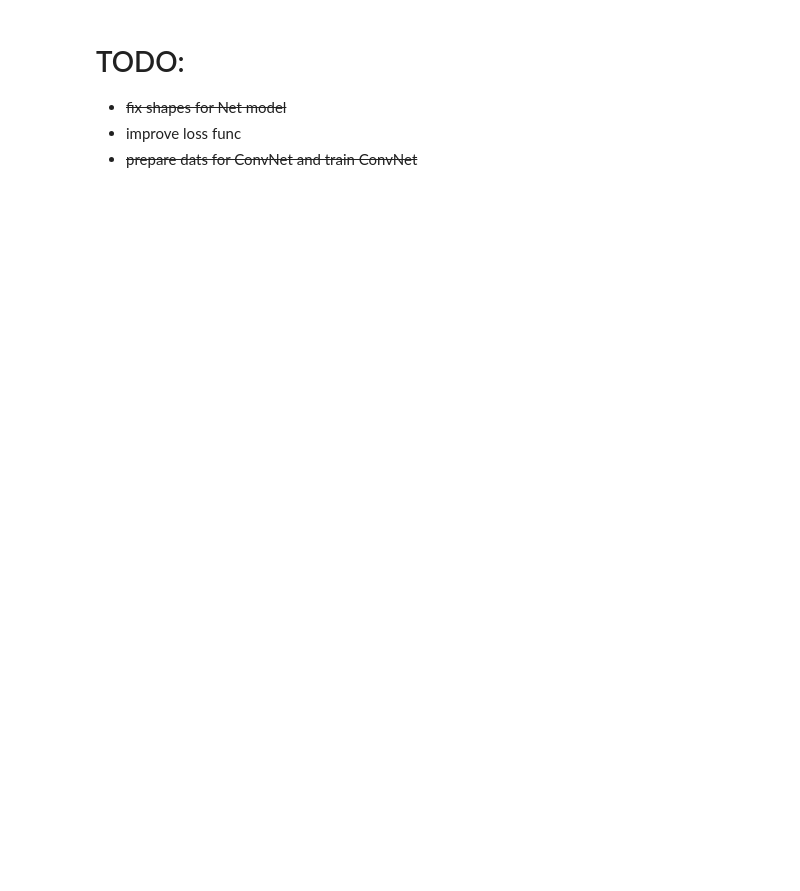
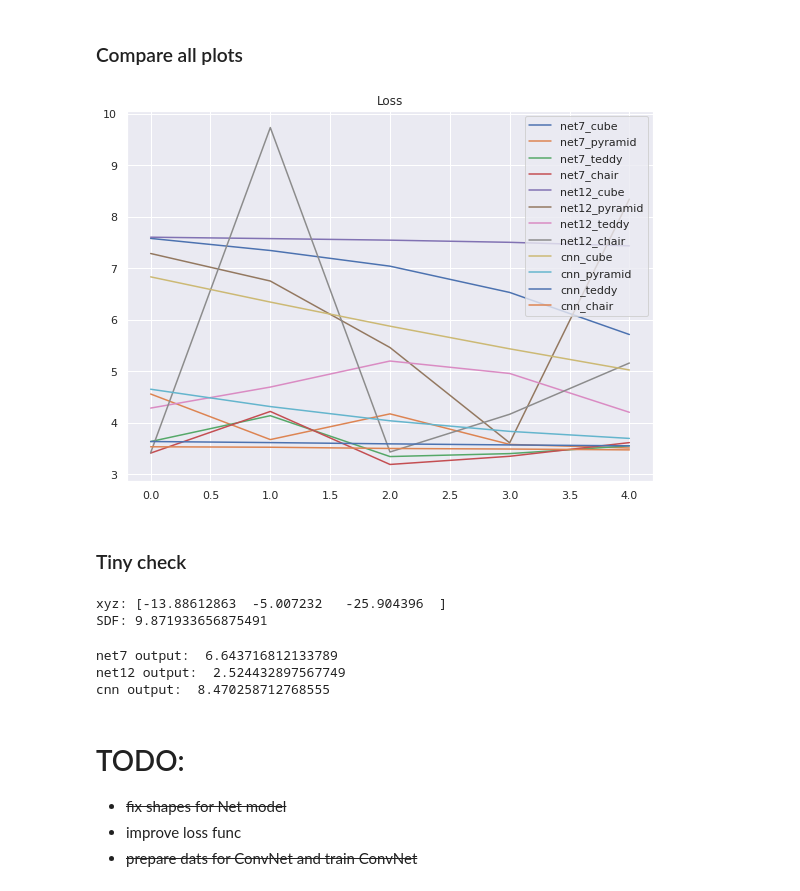
Before and after one commit to sashatr/sdf_playground, a Jupyter notebook: sdf_for_3d.ipynb, the cells around one changed output. Cells and saved outputs as stored; diff of their text form; code cells hidden in the pictures; blank space fills up the shorter version.

```diff
--- a/sdf_for_3d.ipynb
+++ b/sdf_for_3d.ipynb
@@ -329,3 +257,35 @@ output_net7, output_net12 , output_cnn
+# %% [markdown]
+### Compare all plots
+# %%
+loss_graph(losses, losses.keys())
+# %% [output]
+[figure, added]
+# %% [markdown]
+### Tiny check
+# %%
+idx = 1
+xyz, sdf = points_train[idx], sdf_data[idx]
+print("xyz:", xyz)
+print("SDF:", sdf)
+# %% [output]
+xyz: [-13.88612863  -5.007232   -25.904396  ]
+SDF: 9.871933656875491
+# %%
+net7.cpu()
+net12.cpu()
+cnn.cpu()
+
+output_net7 = net7(torch.Tensor(xyz)).item()
+output_net12 = net12(torch.Tensor(xyz)).item()
+output_cnn = cnn(torch.Tensor(xyz)).item()
+
+print("net7 output: ", output_net7)
+print("net12 output: ", output_net12)
+print("cnn output: ", output_cnn)
+# %% [output]
+net7 output:  6.643716812133789
+net12 output:  2.524432897567749
+cnn output:  8.470258712768555
 # %% [markdown]
 # TODO:
  - ~~fix shapes for Net model~~
```
Also changed, not shown: parts of 60 cells of this notebook, 21 other files.
